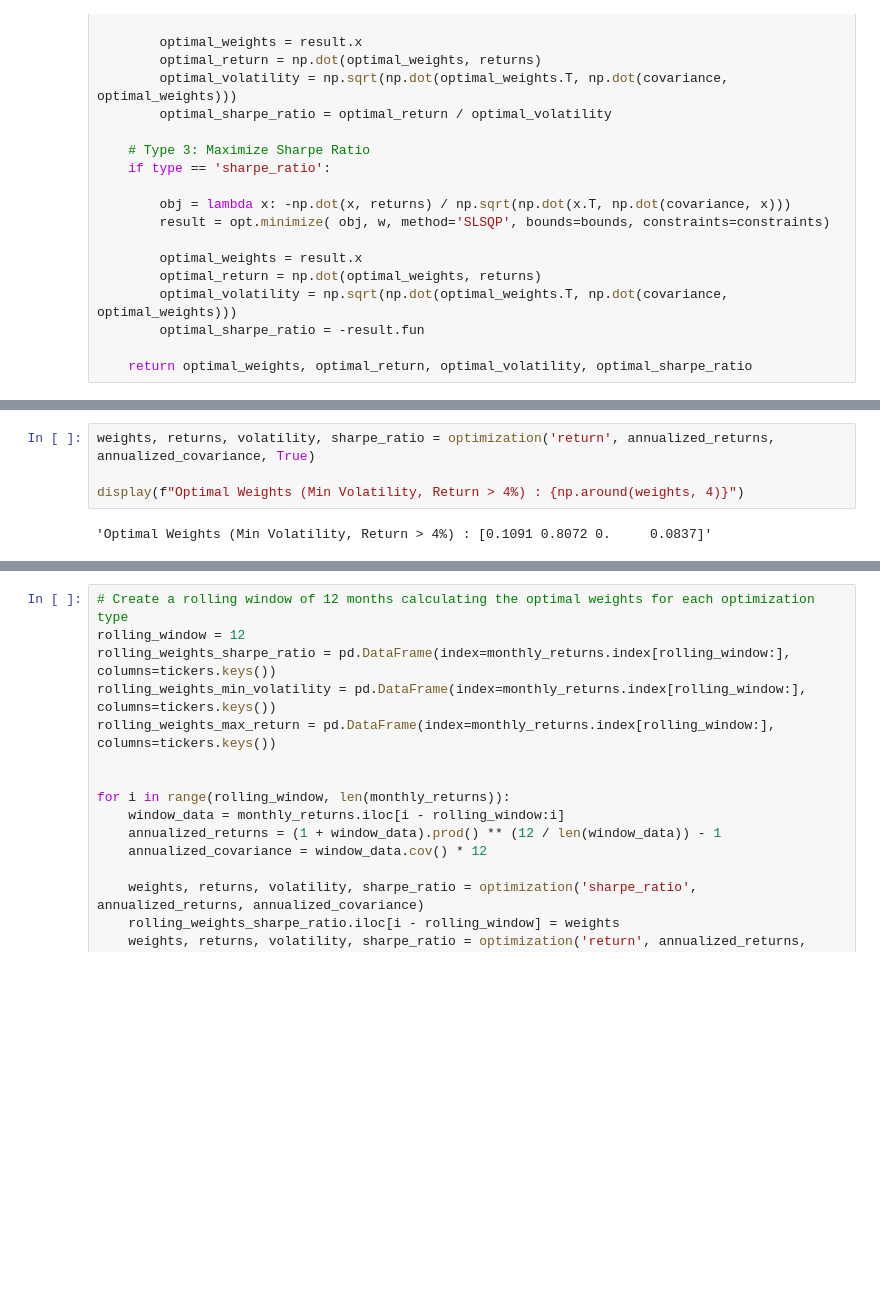
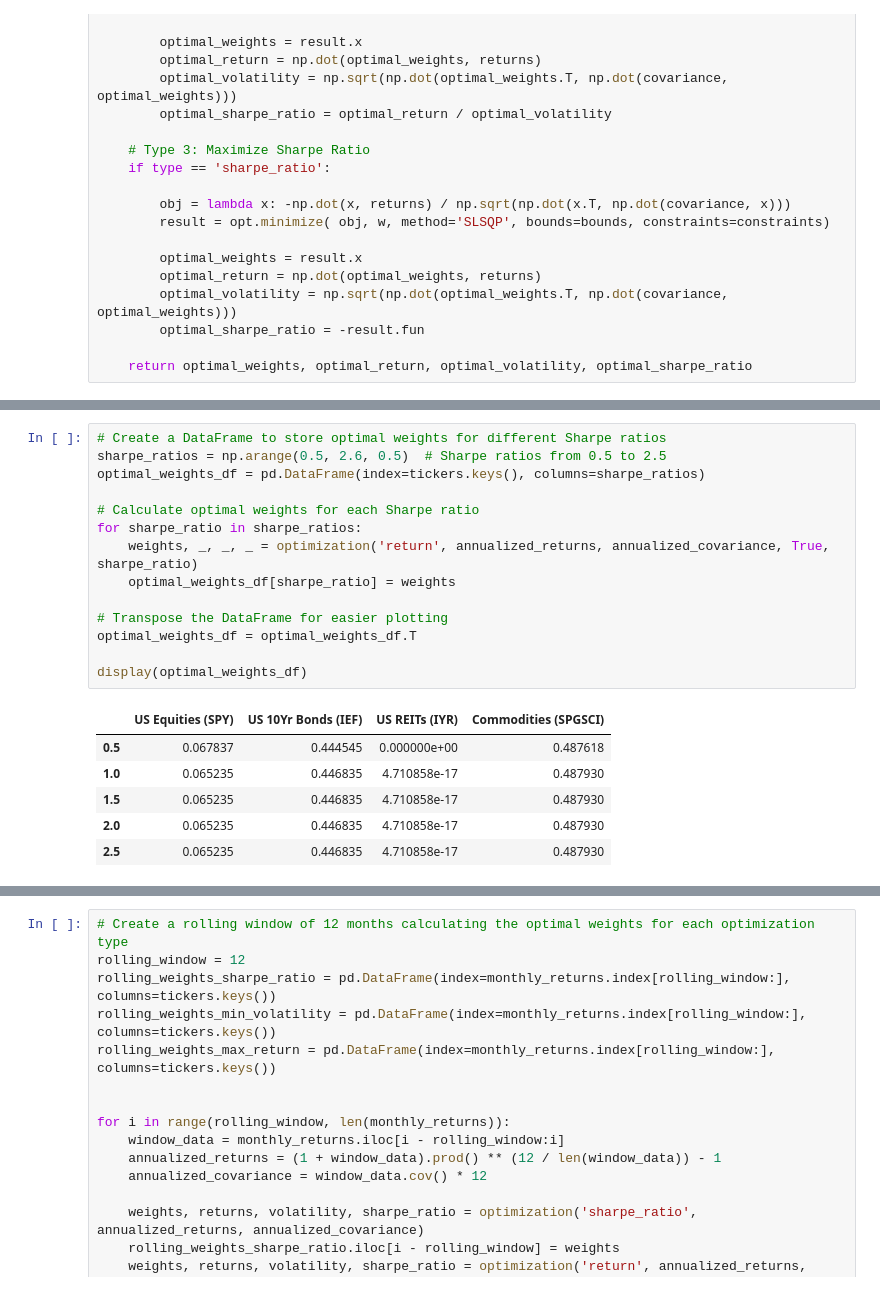
Before and after one commit to KiranReddy0808/FE5214-Introduction-to-quant-investing, a Jupyter notebook: Assignment 3/assignment3.ipynb, the cells around one changed output, grey strips where cells are left out. Cells and saved outputs as stored; diff of their text form; blank space fills up the shorter version.

```diff
--- a/Assignment 3/assignment3.ipynb
+++ b/Assignment 3/assignment3.ipynb
@@ -174,9 +190,24 @@ display(f"Expected Sharpe Ratio : {np.around(sharpe_ratio, 4)}")
-# %%
-weights, returns, volatility, sharpe_ratio = optimization('return', annualized_returns, annualized_covariance, True)
-
-display(f"Optimal Weights (Min Volatility, Return > 4%) : {np.around(weights, 4)}")
-# %% [output]
-'Optimal Weights (Min Volatility, Return > 4%) : [0.1091 0.8072 0.     0.0837]'
+# %%
+# Create a DataFrame to store optimal weights for different Sharpe ratios
+sharpe_ratios = np.arange(0.5, 2.6, 0.5)  # Sharpe ratios from 0.5 to 2.5
+optimal_weights_df = pd.DataFrame(index=tickers.keys(), columns=sharpe_ratios)
+
+# Calculate optimal weights for each Sharpe ratio
+for sharpe_ratio in sharpe_ratios:
+    weights, _, _, _ = optimization('return', annualized_returns, annualized_covariance, True, sharpe_ratio)
+    optimal_weights_df[sharpe_ratio] = weights
+
+# Transpose the DataFrame for easier plotting
+optimal_weights_df = optimal_weights_df.T
+
+display(optimal_weights_df)
+# %% [output]
+|  | US Equities (SPY) | US 10Yr Bonds (IEF) | US REITs (IYR) | Commodities (SPGSCI) |
+| 0.5 | 0.067837 | 0.444545 | 0.000000e+00 | 0.487618 |
+| 1.0 | 0.065235 | 0.446835 | 4.710858e-17 | 0.487930 |
+| 1.5 | 0.065235 | 0.446835 | 4.710858e-17 | 0.487930 |
+| 2.0 | 0.065235 | 0.446835 | 4.710858e-17 | 0.487930 |
+| 2.5 | 0.065235 | 0.446835 | 4.710858e-17 | 0.487930 |
 # %%
 weights, returns, volatility, sharpe_ratio = optimization('sharpe_ratio', annualized_returns, annualized_covariance)
 
```
Also changed, not shown: parts of 13 cells of this notebook, 1 other file.
